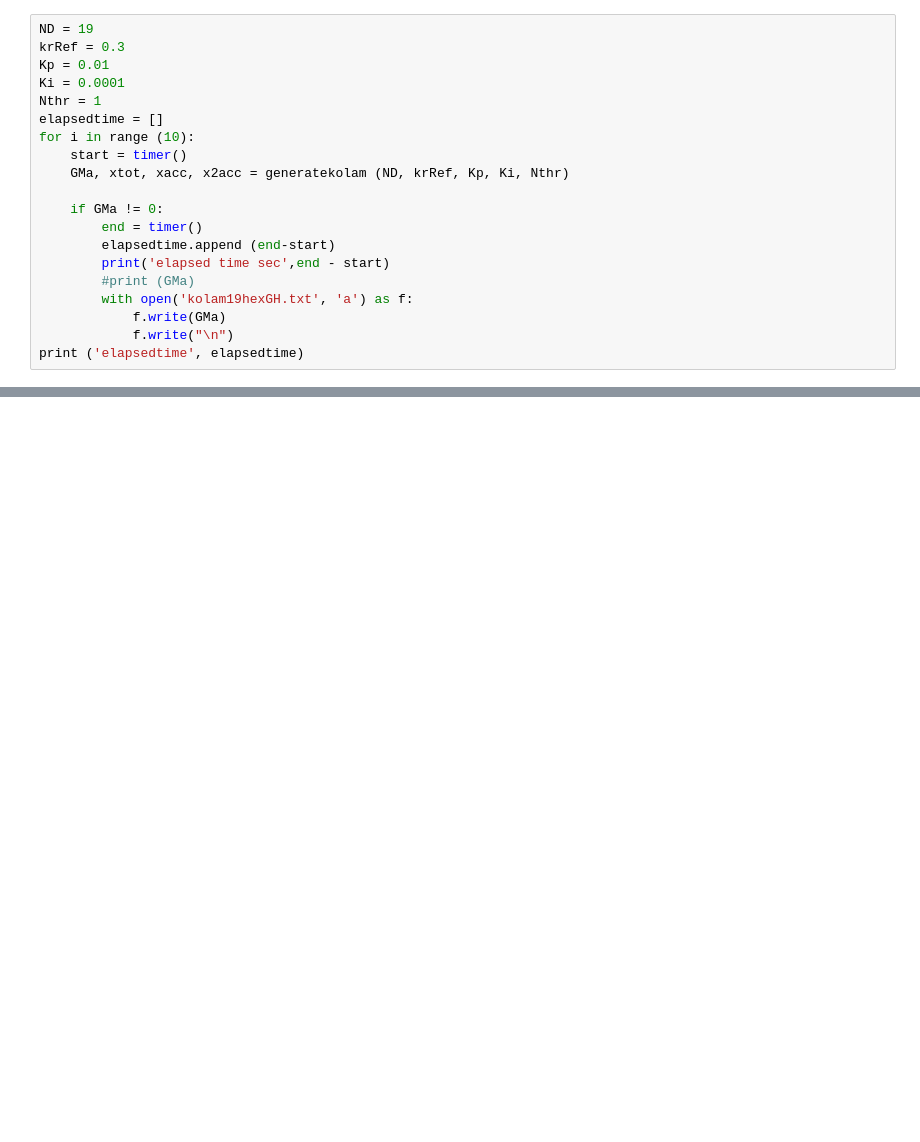
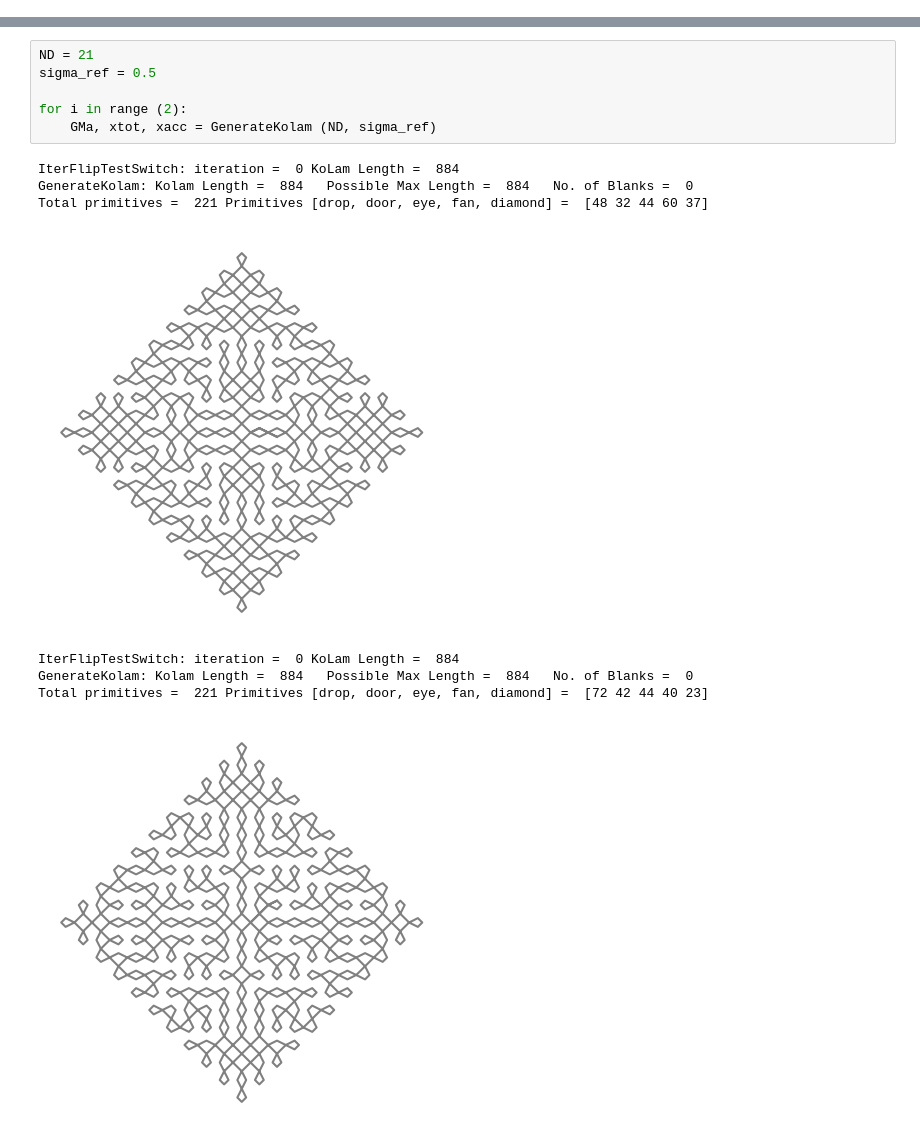
Before and after one commit to SeshadriSivakumar/One-Stroke-Pulli-Kolam-Generation, a Jupyter notebook: Alkolam GitHub.ipynb, the cells around one changed output, grey strips where cells are left out. Cells and saved outputs as stored; diff of their text form; blank space fills up the shorter version.

```diff
--- a/Alkolam GitHub.ipynb
+++ b/Alkolam GitHub.ipynb
@@ -839,20 +503,0 @@ def generatekolam (ND, krRef, Kp, Ki, Nthr):
-# %%
-ND = 19
-krRef = 0.3
-Kp = 0.01
-Ki = 0.0001
-Nthr = 1
-elapsedtime = []
-for i in range (10):
-    start = timer()
-    GMa, xtot, xacc, x2acc = generatekolam (ND, krRef, Kp, Ki, Nthr)
-
-    if GMa != 0:
-        end = timer()
-        elapsedtime.append (end-start)
-        print('elapsed time sec',end - start)
-        #print (GMa)
-        with open('kolam19hexGH.txt', 'a') as f:
-            f.write(GMa)
-            f.write("\n")
-print ('elapsedtime', elapsedtime)
@@ -916,0 +504,15 @@ ND Ns Ncx 19 729 724
+# %%
+ND = 21
+sigma_ref = 0.5
+
+for i in range (2):
+    GMa, xtot, xacc = GenerateKolam (ND, sigma_ref)
+# %% [output]
+IterFlipTestSwitch: iteration =  0 KoLam Length =  884
+GenerateKolam: Kolam Length =  884   Possible Max Length =  884   No. of Blanks =  0
+Total primitives =  221 Primitives [drop, door, eye, fan, diamond] =  [48 32 44 60 37]
+[figure, added]
+IterFlipTestSwitch: iteration =  0 KoLam Length =  884
+GenerateKolam: Kolam Length =  884   Possible Max Length =  884   No. of Blanks =  0
+Total primitives =  221 Primitives [drop, door, eye, fan, diamond] =  [72 42 44 40 23]
+[figure, added]
```
Also changed, not shown: parts of 5 cells of this notebook.
